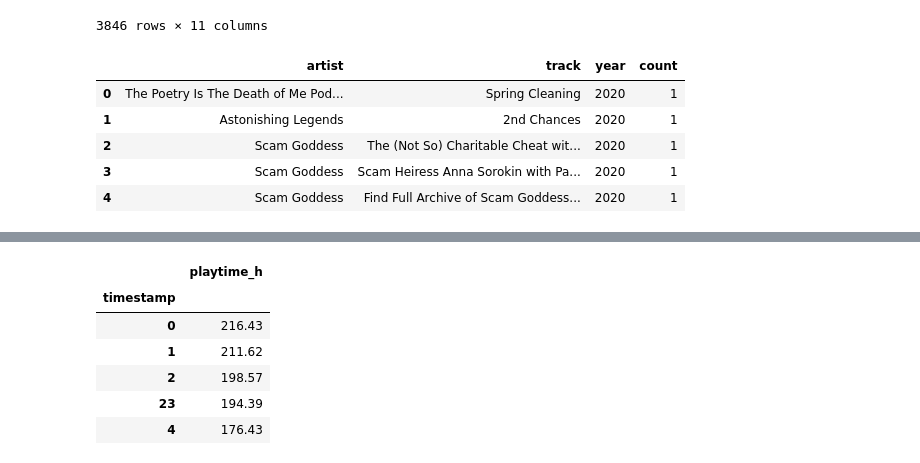
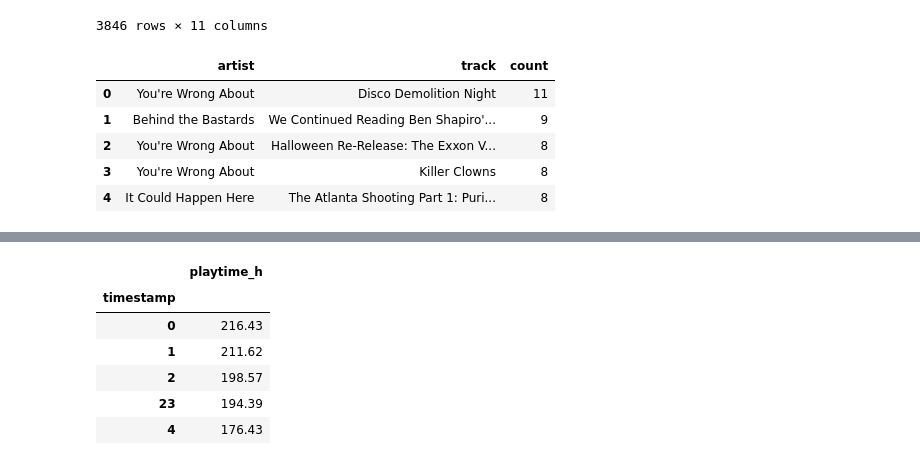
Before and after one commit to mmmuir/CL_DA2, a Jupyter notebook: ios_analysis.ipynb, the cells around one changed output, grey strips where cells are left out. Saved outputs shown, nothing was run; the diff lists cells and outputs as text; code cells hidden in the pictures.

```diff
--- a/ios_analysis.ipynb
+++ b/ios_analysis.ipynb
@@ -74,30 +74,18 @@ def del_skips(deef):
     return deef.query("(playtime_s / duration) > 0.75").reset_index()
 
 
-def most_played(df, years=False, noskips=False, artists=False, album=False, features=False, podcast=False):
-    """_summary_
-
-    Args:
-        df: _description_
-        years: _description_. Defaults to False.
-        noskips: _description_. Defaults to False.
-        artists: _description_. Defaults to False.
-        features: Specify whether the input DataFrame contains audio features. Protects function from applying del_skips() to DataFrames missing the "duration" column. Defaults to False.
-
-    Returns:
-        _description_
-    """
+def most_played(df, years=False, noskips=False, artists=False, album=False, nofeatures=False):
     cols = ["artist", "track", "year"]
-    if noskips and features:
+    if noskips:
         df = del_skips(df)
     if not years:
-        years = df.timestamp.dt.year.unique()g
+        years = df.timestamp.dt.year.unique()
         cols.remove("year")
     if artists:
         cols.remove("track")
     if album:
+        cols.remove("track")
         cols.append("album")
-        cols.remove("track")
     return (
         pd.DataFrame(
             df.query("timestamp.dt.year in @years")
@@ -147,14 +133,14 @@ podcasts
 | 3845 | 2021-11-01 02:28:43 | 5111 | BEAVERS! | Creature Feature | spotify:episode:0NldyUrze2cXEEAJl... | 85.18 | 1.42 | 2021-10-31 | Oct | 2021 | ... |
 3846 rows × 11 columns
 # %%
-most_played(podcasts.drop_duplicates(subset="track"), features=False, years=[2020]).head(5).sort_values(by="count", ascending=False)
+most_played(podcasts, nofeatures=True).head(5).sort_values(by="count", ascending=False)
 # %% [output]
-|  | artist | track | year | count |
-| 0 | The Poetry Is The Death of Me Pod... | Spring Cleaning | 2020 | 1 |
-| 1 | Astonishing Legends | 2nd Chances | 2020 | 1 |
-| 2 | Scam Goddess | The (Not So) Charitable Cheat wit... | 2020 | 1 |
-| 3 | Scam Goddess | Scam Heiress Anna Sorokin with Pa... | 2020 | 1 |
-| 4 | Scam Goddess | Find Full Archive of Scam Goddess... | 2020 | 1 |
+|  | artist | track | count |
+| 0 | You're Wrong About | Disco Demolition Night | 11 |
+| 1 | Behind the Bastards | We Continued Reading Ben Shapiro'... | 9 |
+| 2 | You're Wrong About | Halloween Re-Release: The Exxon V... | 8 |
+| 3 | You're Wrong About | Killer Clowns | 8 |
+| 4 | It Could Happen Here | The Atlanta Shooting Part 1: Puri... | 8 |
 # %%
 # Mean number of hours listened by month. With my dataset, a raw sum per month would be undesirable, as it spans partial years at the beginning and end.
 plothpm(hpm(all_streams, average=True))
```
Also changed, not shown: parts of 6 cells of this notebook.
